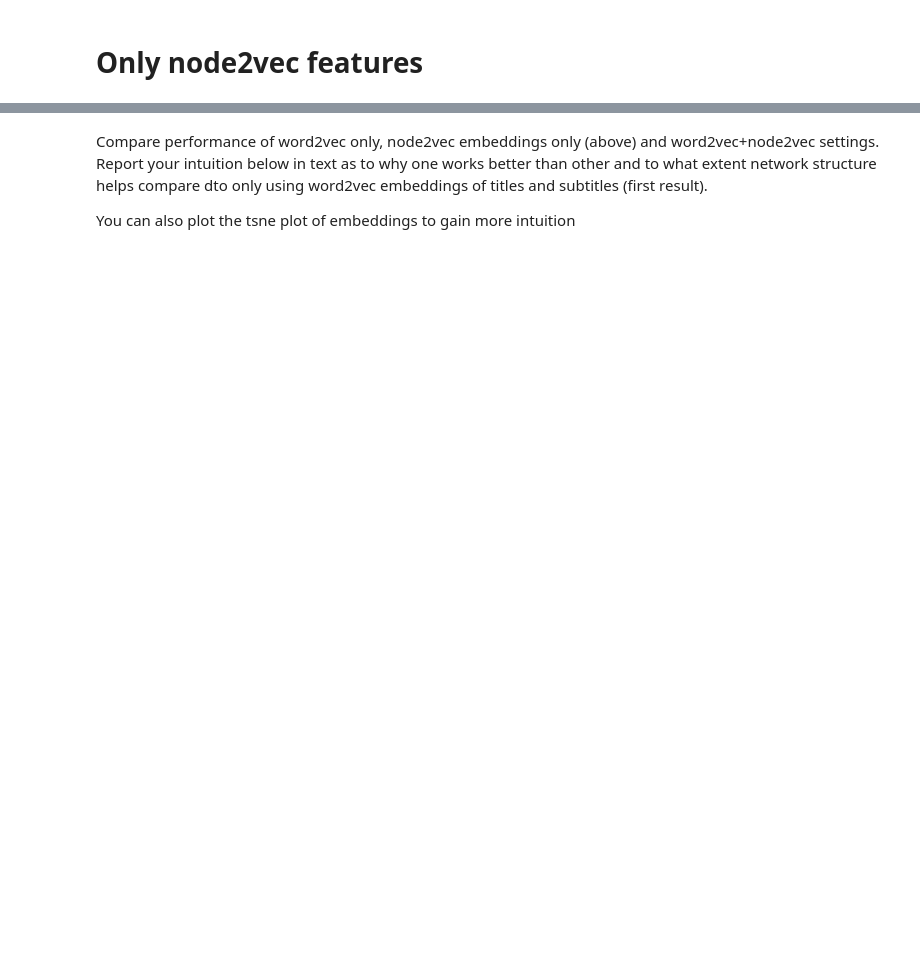
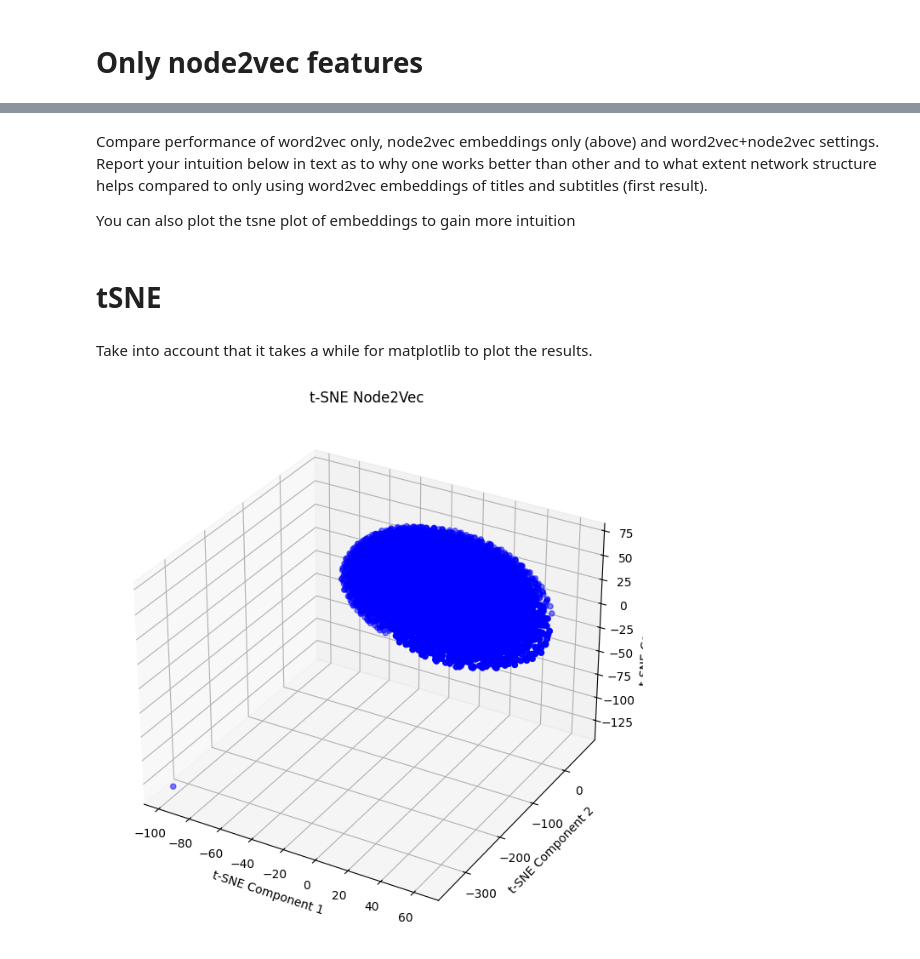
Before and after one commit to ignaciocunado/graphs, a Jupyter notebook: pipeline_assignment.ipynb, the cells around one changed output, grey strips where cells are left out. Cells and saved outputs as stored; diff of their text form; code cells hidden in the pictures; blank space fills up the shorter version.

Commit message:
tsne and others

```diff
--- a/pipeline_assignment.ipynb
+++ b/pipeline_assignment.ipynb
@@ -404,5 +393,13 @@ Concatenate the word2vec embeddings of article titles
 with the node2vec embeddings suing dictionary from previous step.
 Dimension 1 of your embeddings should be 256.
  Consider isolated nodes and handle them when computing embeddings"""
-X_train_n2v = X_word2vec + embeddings
-X_test_n2v = X_word2vec_test + embeddings
+
+X_train_n2v_w2v = []
+for idx in range(len(X_word2vec)):
+    X_train_n2v_w2v.append(np.concatenate((X_word2vec[int(idx)], (np.zeros(128) if idx in isolated else embeddings[str(idx)]))))
+X_train_n2v_w2v = np.array(X_train_n2v_w2v)
+
+X_test_n2v_w2v = []
+for idx in range(len(X_word2vec_test)):
+    X_test_n2v_w2v.append(np.concatenate((X_word2vec_test[int(idx)], (np.zeros(128) if idx + len(X_word2vec) in isolated else embeddings[str(idx + len(X_word2vec))]))))
+X_test_n2v_w2v = np.array(X_test_n2v_w2v)
@@ -415,4 +416,4 @@ from sklearn.multiclass import OneVsRestClassifier
 from sklearn.svm import LinearSVC,SVC
 
 svc = SVC()
-svc.fit(X_train_n2v,Y)
+svc.fit(X_train_n2v_w2v,Y)
@@ -451,5 +496,9 @@ print(metrics.classification_report(Y_test, predictions))
 # %% [markdown]
  Compare performance of word2vec only, node2vec embeddings only (above) and word2vec+node2vec settings.
-  Report your intuition below in text as to why one works better than other and to what extent network structure helps compare dto only using word2vec embeddings of titles and subtitles (first result).
+  Report your intuition below in text as to why one works better than other and to what extent network structure helps compared to only using word2vec embeddings of titles and subtitles (first result).
 
  You can also plot the tsne plot of embeddings to gain more intuition
+# %% [markdown]
+# tSNE
+# %% [markdown]
+Take into account that it takes a while for matplotlib to plot the results.
@@ -455,0 +507,15 @@ print(metrics.classification_report(Y_test, predictions))
+# %%
+tsne_node2vec = TSNE(n_components=3, learning_rate='auto', init='random', perplexity=3).fit_transform(X_train_n2v)
+
+fig = plt.figure(figsize=(10, 8))
+ax = fig.add_subplot(111, projection='3d')
+ax.scatter(tsne_node2vec[:, 0], tsne_node2vec[:, 1], tsne_node2vec[:, 2], marker='o', color='b', alpha=0.5)
+
+ax.set_xlabel('t-SNE Component 1')
+ax.set_ylabel('t-SNE Component 2')
+ax.set_zlabel('t-SNE Component 3')
+ax.set_title('t-SNE Node2Vec')
+
+plt.show()
+# %% [output]
+[figure, added]
```
Also changed, not shown: parts of 22 cells of this notebook.
